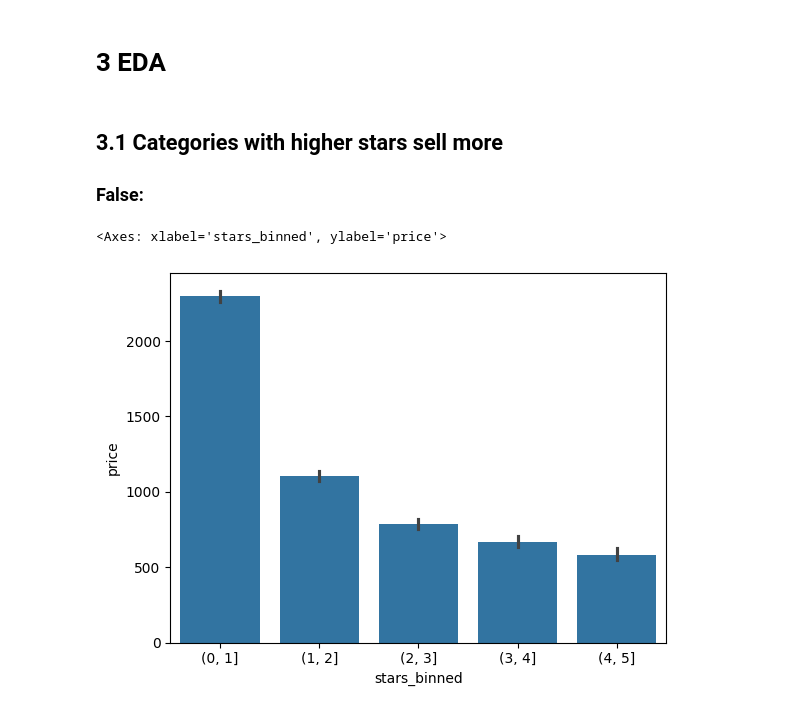
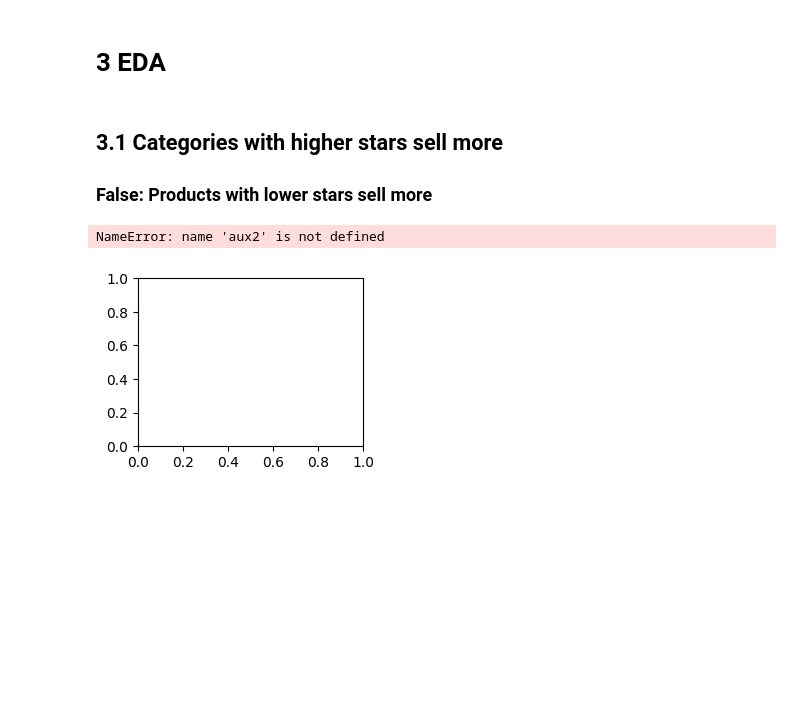
Before and after one commit to thalesluizbraga/project_amazon_eda, a Jupyter notebook: amazon_eda.ipynb, the cells around one changed output. Cells and saved outputs as stored; diff of their text form; code cells hidden in the pictures; blank space fills up the shorter version.

```diff
--- a/amazon_eda.ipynb
+++ b/amazon_eda.ipynb
@@ -139,17 +132,22 @@ df2 = df1.copy()
 # %% [markdown]
 ## 3.1 Categories with higher stars sell more
 
-### False:
+### False: Products with lower stars sell more
 # %%
 # Group by
+plt.subplot(2,2,1) # Duas colunas, duas linhas, posiçao um da esquerda pra direita
 aux1 = df2[['price', 'stars']].groupby('price').sum().reset_index()
 
 # Bins
 bins = list(np.arange(0,6,1))
-aux1['stars_binned'] = pd.cut(aux1['stars'], bins=bins)
+aux2['stars_binned'] = pd.cut(aux1['stars'], bins=bins)
 
 # Plot
-sns.barplot(x='stars_binned', y='price', data=aux1)
+sns.barplot(x='stars_binned', y='price', data=aux2)
+
+# Heatmap
+plt.subplot(2,2,2)
+sns.heatmap( aux1.corr( method='pearson' ), annot=True )
 # %% [output]
-<Axes: xlabel='stars_binned', ylabel='price'>
+NameError: name 'aux2' is not defined
-[figure, old version]
+[figure, new version]
```
Also changed, not shown: parts of 16 cells of this notebook.
